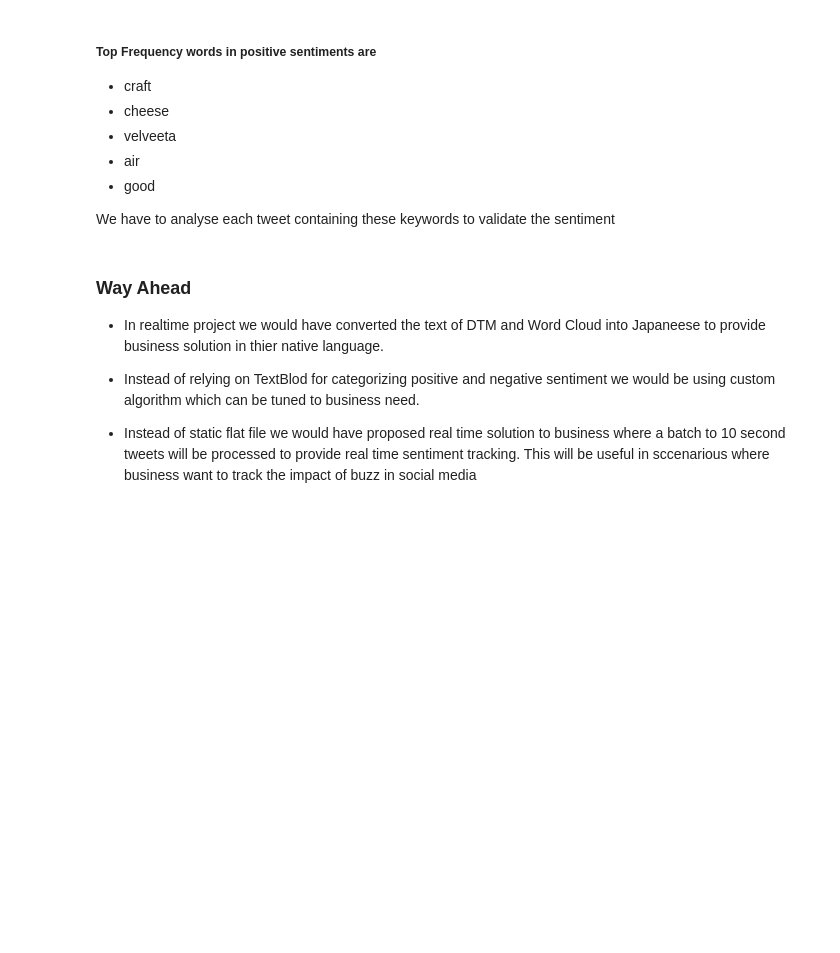
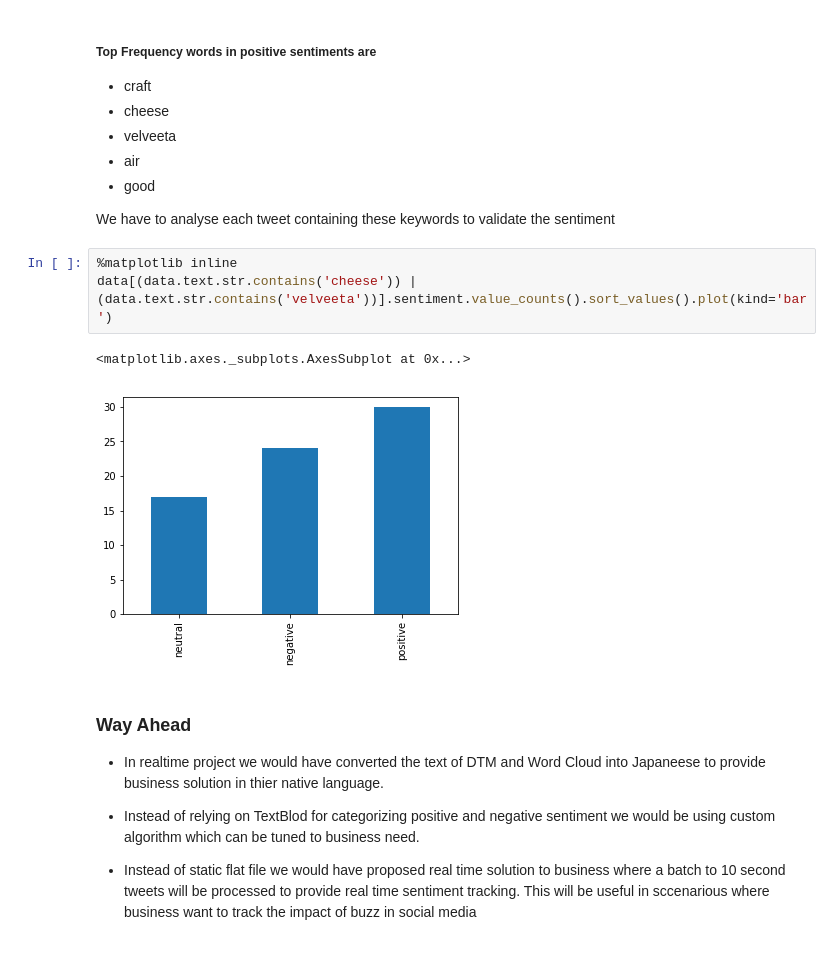
Before and after one commit to apnabini/DataScieneProjects, a Jupyter notebook: TweetSentimentAnalysisJapanese.ipynb, the cells around one changed output. Cells and saved outputs as stored; diff of their text form; blank space fills up the shorter version.

```diff
--- a/TweetSentimentAnalysisJapanese.ipynb
+++ b/TweetSentimentAnalysisJapanese.ipynb
@@ -378,6 +384,12 @@ plt.show()
 * good
 
 We have to analyse each tweet containing these keywords to validate the sentiment
+# %%
+%matplotlib inline
+data[(data.text.str.contains('cheese')) | (data.text.str.contains('velveeta'))].sentiment.value_counts().sort_values().plot(kind='bar')
+# %% [output]
+<matplotlib.axes._subplots.AxesSubplot at 0x...>
+[figure, added]
 # %% [markdown]
 ###  Way Ahead
 * In realtime project we would have converted the text of DTM and Word Cloud into Japaneese to provide business solution in thier native language.
```
Also changed, not shown: parts of 1 cell of this notebook.
